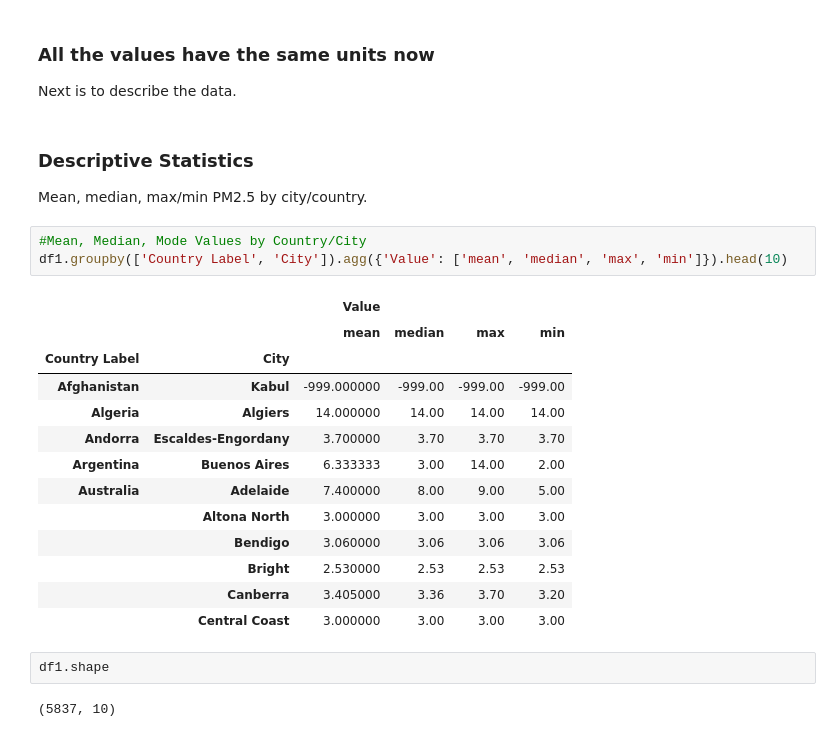
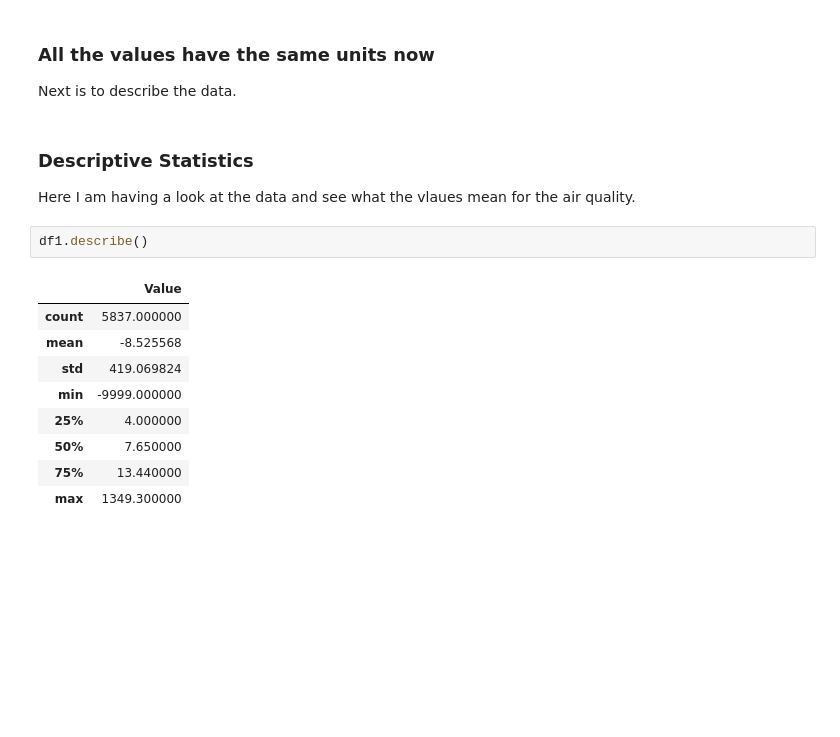
Before and after one commit to ak-boateng/air-quality-index, a Jupyter notebook: Air_Quality_Index_Project.ipynb, the cells around one changed output. Drawn from its saved outputs; the diff is of its cells as text; blank space fills up the shorter version.

```diff
--- a/Air_Quality_Index_Project.ipynb
+++ b/Air_Quality_Index_Project.ipynb
@@ -213,27 +213,18 @@ dtype: int64
 ### All the values have the same units now
 
 Next is to describe the data.
-# %% [markdown]
-### Descriptive Statistics
-Mean, median, max/min PM2.5 by city/country.
-# %%
-#Mean, Median, Mode Values by Country/City
-df1.groupby(['Country Label', 'City']).agg({'Value': ['mean', 'median', 'max', 'min']}).head(10)
-# %% [output]
-|  |  | Value |  |  |  |
-|  |  | mean | median | max | min |
-| Country Label | City |  |  |  |  |
-| Afghanistan | Kabul | -999.000000 | -999.00 | -999.00 | -999.00 |
-| Algeria | Algiers | 14.000000 | 14.00 | 14.00 | 14.00 |
-| Andorra | Escaldes-Engordany | 3.700000 | 3.70 | 3.70 | 3.70 |
-| Argentina | Buenos Aires | 6.333333 | 3.00 | 14.00 | 2.00 |
-| Australia | Adelaide | 7.400000 | 8.00 | 9.00 | 5.00 |
-|  | Altona North | 3.000000 | 3.00 | 3.00 | 3.00 |
-|  | Bendigo | 3.060000 | 3.06 | 3.06 | 3.06 |
-|  | Bright | 2.530000 | 2.53 | 2.53 | 2.53 |
-|  | Canberra | 3.405000 | 3.36 | 3.70 | 3.20 |
-|  | Central Coast | 3.000000 | 3.00 | 3.00 | 3.00 |
+# %% [markdown]
+### Descriptive Statistics
+Here I am having a look at the data and see what the vlaues mean for the air quality.
 # %%
-df1.shape
+df1.describe()
 # %% [output]
-(5837, 10)
+|  | Value |
+| count | 5837.000000 |
+| mean | -8.525568 |
+| std | 419.069824 |
+| min | -9999.000000 |
+| 25% | 4.000000 |
+| 50% | 7.650000 |
+| 75% | 13.440000 |
+| max | 1349.300000 |
```
Also changed, not shown: parts of 3 cells of this notebook.
